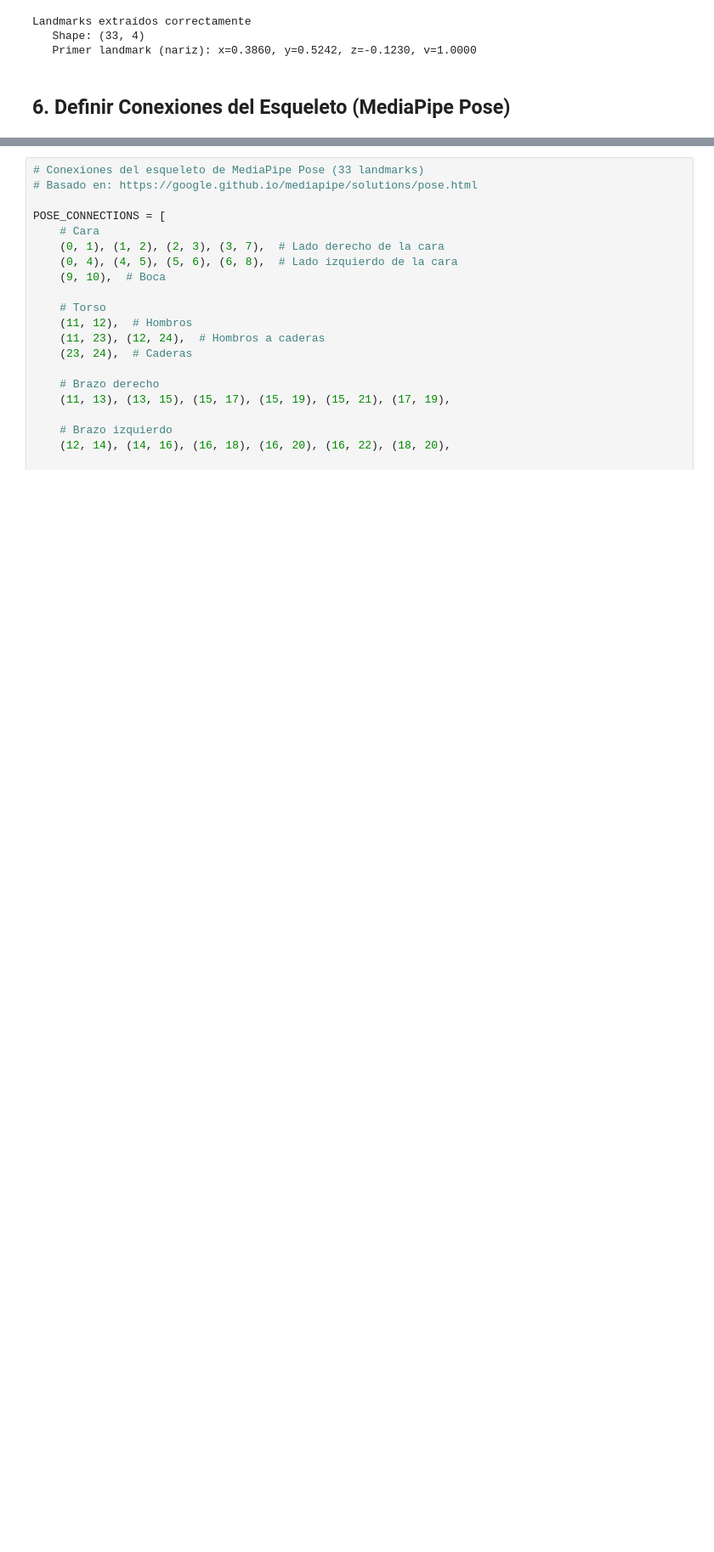
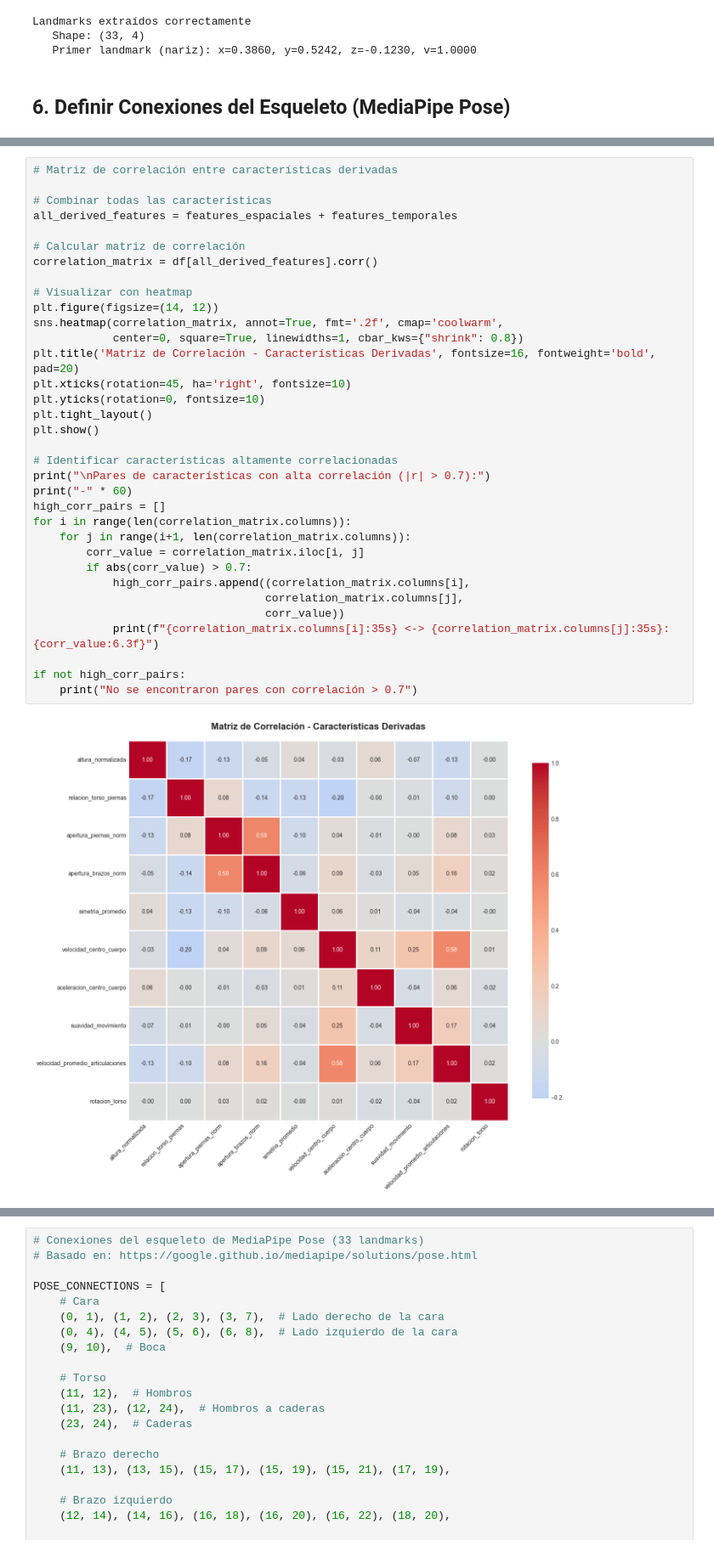
Before and after one commit to diegopolancolozano/AI_DetectionOfMovements, a Jupyter notebook: Entrega 1/EDA entrega 1.ipynb, the cells around one changed output, grey strips where cells are left out. Shown at 85% size. Saved outputs shown, nothing was run; the diff lists cells and outputs as text; blank space fills up the shorter version.

```diff
--- a/Entrega 1/EDA entrega 1.ipynb
+++ b/Entrega 1/EDA entrega 1.ipynb
@@ -201,0 +710,36 @@ Landmarks extraídos correctamente
+# %%
+# Matriz de correlación entre características derivadas
+
+# Combinar todas las características
+all_derived_features = features_espaciales + features_temporales
+
+# Calcular matriz de correlación
+correlation_matrix = df[all_derived_features].corr()
+
+# Visualizar con heatmap
+plt.figure(figsize=(14, 12))
+sns.heatmap(correlation_matrix, annot=True, fmt='.2f', cmap='coolwarm',
+            center=0, square=True, linewidths=1, cbar_kws={"shrink": 0.8})
+plt.title('Matriz de Correlación - Características Derivadas', fontsize=16, fontweight='bold', pad=20)
+plt.xticks(rotation=45, ha='right', fontsize=10)
+plt.yticks(rotation=0, fontsize=10)
+plt.tight_layout()
+plt.show()
+
+# Identificar características altamente correlacionadas
+print("\nPares de características con alta correlación (|r| > 0.7):")
+print("-" * 60)
+high_corr_pairs = []
+for i in range(len(correlation_matrix.columns)):
+    for j in range(i+1, len(correlation_matrix.columns)):
+        corr_value = correlation_matrix.iloc[i, j]
+        if abs(corr_value) > 0.7:
+            high_corr_pairs.append((correlation_matrix.columns[i],
+                                   correlation_matrix.columns[j],
+                                   corr_value))
+            print(f"{correlation_matrix.columns[i]:35s} <-> {correlation_matrix.columns[j]:35s}: {corr_value:6.3f}")
+
+if not high_corr_pairs:
+    print("No se encontraron pares con correlación > 0.7")
+# %% [output]
+[figure, added]
```
Also changed, not shown: parts of 22 cells of this notebook, 1 other file.
